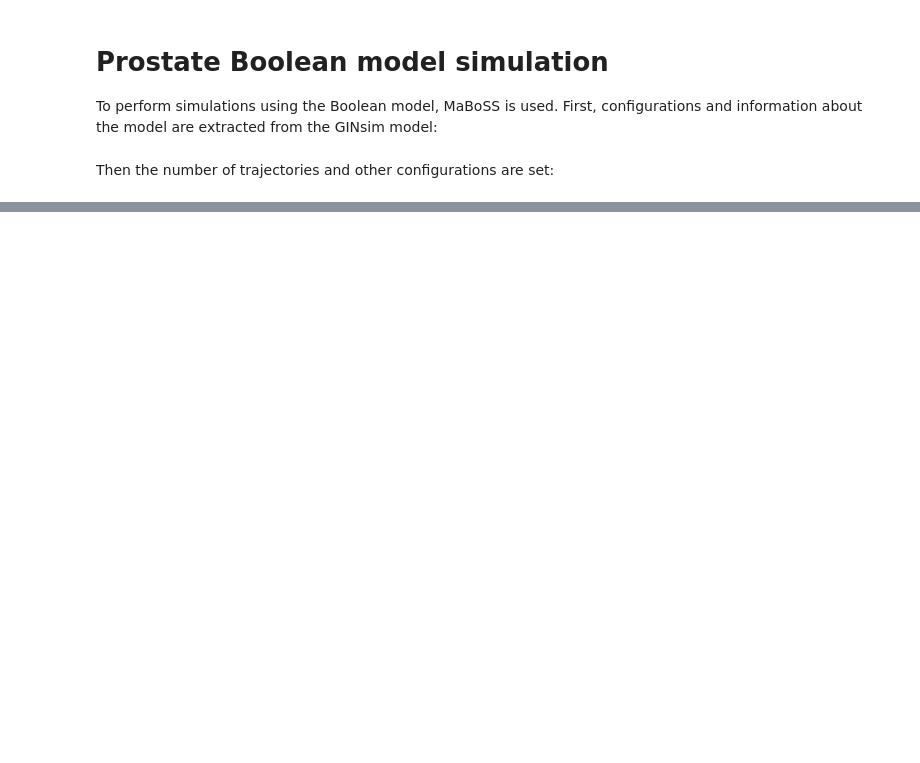
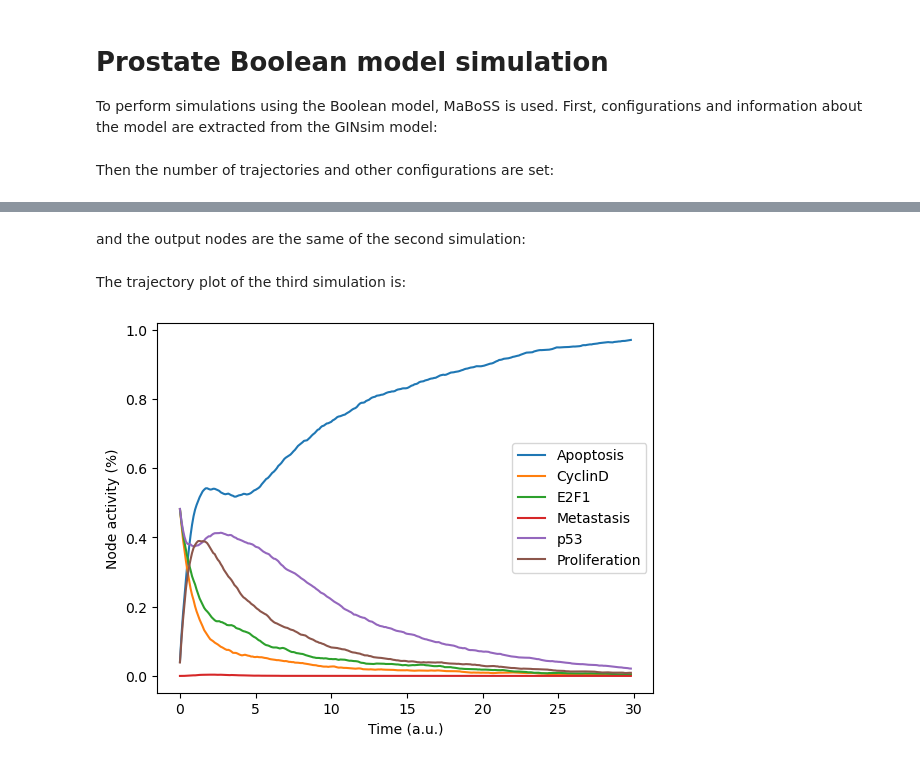
Before and after one commit to mirasac/intrdata, a Jupyter notebook: first/Marco_Casari_first_part.ipynb, the cells around one changed output, grey strips where cells are left out. Cells and saved outputs as stored; diff of their text form; code cells hidden in the pictures; blank space fills up the shorter version.

```diff
--- a/first/Marco_Casari_first_part.ipynb
+++ b/first/Marco_Casari_first_part.ipynb
@@ -260,0 +305,22 @@ maboss_wt_result.get_nodes_probtraj().plot(
+# %%
+inputs_wtC = ["Carcinogen", "Androgen", "TNFalpha", "Acidosis", "Hypoxia"]
+
+for node in inputs_wtC:
+    maboss_wtC_model.network.set_istate(node, [0, 1])
+# %% [markdown]
+and the output nodes are the same of the second simulation:
+# %%
+maboss_wtC_model.network.set_output(outputs_wtB)
+# %% [markdown]
+The trajectory plot of the third simulation is:
+# %%
+maboss_wtC_result = maboss_wtC_model.run()
+
+maboss_wtC_result.get_nodes_probtraj().plot(
+    legend=True,
+    xlabel="Time (a.u.)",
+    ylabel="Node activity (%)"
+)
+plt.savefig("3C.pdf")
+# %% [output]
+[figure, added]
```
Also changed, not shown: parts of 38 cells of this notebook, 3 other files.
